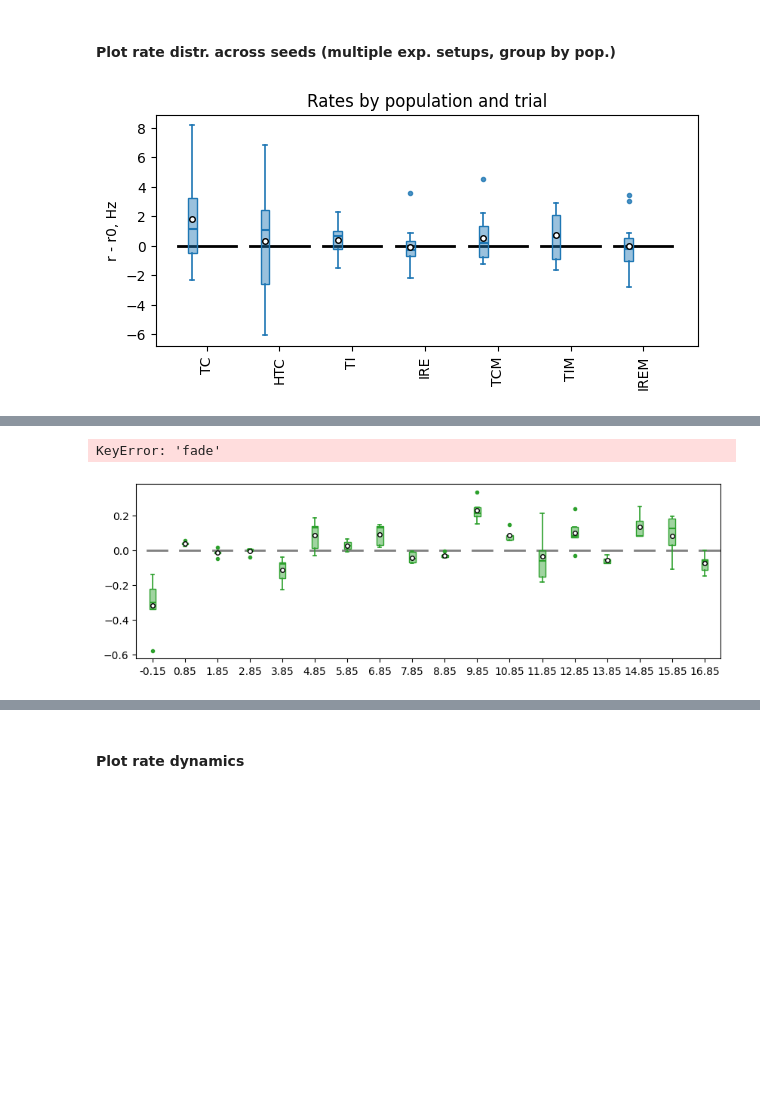
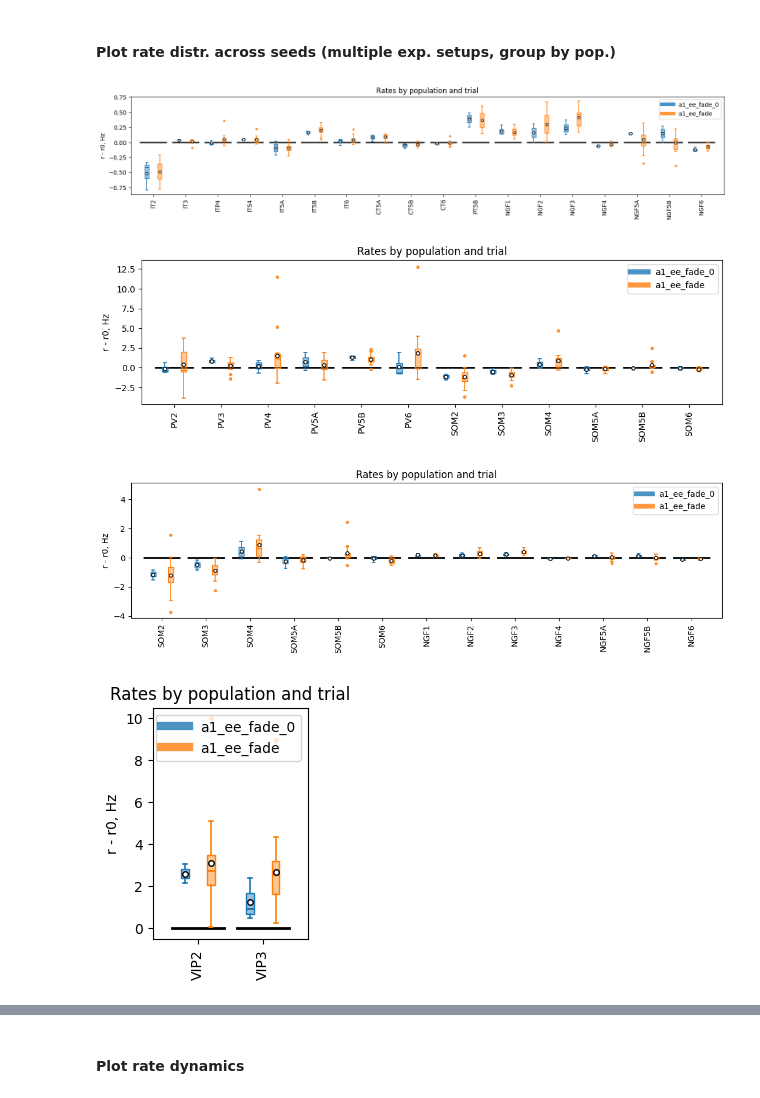
Before and after one commit to niknovikov19/A1-OUinp, a Jupyter notebook: exp_configs/batch_rxbkg_state1_mech1/net_newsec_ee_fade_var_seed/compare_rates.ipynb, the cells around one changed output, grey strips where cells are left out. Saved outputs shown, nothing was run; the diff lists cells and outputs as text; code cells hidden in the pictures; blank space fills up the shorter version.

```diff
--- a/exp_configs/batch_rxbkg_state1_mech1/net_newsec_ee_fade_var_seed/compare_rates.ipynb
+++ b/exp_configs/batch_rxbkg_state1_mech1/net_newsec_ee_fade_var_seed/compare_rates.ipynb
@@ -28,7 +28,7 @@ exp_names_sub = {
     #'full': 'exp_ctx_ee_1_nseed_15_t_7.0_10.0_wmult_0.25_ee_0.5',
     #'ee_surr': 'exp_ctx_ee_0_nseed_5_t_7.0_10.0_wmult_0.25_ee_0.5',
     #'ee_fade': 'exp_ctx_ee_fade_nseed_15_t_7.0_10.0_wmult_0.25_ee_0.5',
-    'thal_unconn': 'exp_thal_unconn_nseed_15_t_7.0_10.0_wmult_0.25_ee_0.5',
+    #'thal_unconn': 'exp_thal_unconn_nseed_15_t_7.0_10.0_wmult_0.25_ee_0.5',
     #'thal_ee_surr': 'exp_thal_ee_0_nseed_15_t_7.0_10.0_wmult_0.25_ee_0.5',
     #'re_tc_surr': 'exp_thal_ire_tc_0_nseed_15_t_7.0_10.0_wmult_0.25_ee_0.5',
     #'thal_any_tc_surr': 'exp_thal_pe_0_nseed_15_t_7.0_10.0_wmult_0.25_ee_0.5',
@@ -58,6 +58,15 @@ exp_names_sub = {
     #'a1_ee_fade': 'net_newsec_ctrl_var_seed/exp_a1_ee_fade_ictrl_0_nseed_15_t_10.0_15.0_wmult_0.25_ee_0.5',
     #'a1_full_thal_ictrl': 'net_newsec_ctrl_var_seed/exp_a1_full_nseed_15_t_10.0_15.0_ictrl_wmult_0.25_ee_0.5',
     #'a1_full': 'net_newsec_ctrl_var_seed/exp_a1_ee_full_ictrl_0_nseed_15_t_10.0_15.0_wmult_0.25_ee_0.5',
+    ###
+    #'a1_ee_fade_1': 'net_newsec_ctrl_var_seed/exp_a1_ee_fade_nseed_15_t_10.0_15.0_ictrl_wmult_0.25_ee_0.5',
+    'a1_ee_fade_0': 'net_newsec_var_seed/exp_a1_ee_fade_nseed_3_t_15.0_20.0_ictrl_wmult_0.25_ee_0.5',
+    'a1_ee_fade': 'net_newsec_var_seed/exp_a1_ee_fade_nseed_15_t_15.0_20.0_ictrl_wmult_0.25_ee_0.5',
+    #'a1_ee_0': 'net_newsec_var_seed/exp_a1_ee_0_nseed_3_t_15.0_20.0_ictrl_wmult_0.25_ee_0.5',
+    #'a1_ee_1': 'net_newsec_var_seed/exp_a1_ee_1_nseed_3_t_15.0_20.0_ictrl_wmult_0.25_ee_0.5',
+    #'a1_ee_1_irem_ire_0': 'net_newsec_ee_fade_var_seed/exp_a1_irem_ire_0_nseed_15_t_10.0_15.0_wmult_0.25_ee_0.5'
+    #'a1_ee_0_irem_ire_0': 'net_newsec_ee_fade_var_seed/exp_a1_ee_0_irem_ire_0_nseed_5_t_7.0_10.0_wmult_0.25_ee_0.5',
+    #'a1_ee_fade_irem_ire_0': 'exp_a1_ee_fade_irem_ire_0_nseed_15_t_10.0_15.0_wmult_0.25_ee_0.5'
 }
 
 # Load target firing rates
@@ -112,17 +121,13 @@ MATX_POPS = ['TCM', 'TIM', 'IREM']
 THAL_POPS = CORE_POPS + MATX_POPS
 
 groups_vis = [
-    #PYR_POPS,
-    #PV_POPS + VIP23_POPS,
-    #SOM_POPS + NGF_POPS
-
+    PYR_POPS + NGF_POPS,
+    PV_POPS + SOM_POPS,
+    SOM_POPS + NGF_POPS,
+    VIP23_POPS,
+    THAL_POPS
     #['IT2', 'IT3', 'ITP4', 'ITS4', 'IT6', 'CT5A', 'CT5B', 'CT6', 'PT5B'],
-    #PV_POPS + SOM_POPS,
-    #NGF_POPS,
-    #['IT5A', 'IT5B'],
-    #VIP23_POPS,
-
-    THAL_POPS
+    #['IT5A', 'IT5B']
 ]
 
 def plot_rates(
@@ -179,32 +184,35 @@ def plot_rates(
                           for pop, y in zip(pops_vis, data) if len(y) > 0]
         elif normalize:
             data_valid = [y / df.loc[pop, 'target_rate']
                           for pop, y in zip(pops_vis, data) if len(y) > 0]
         else:
             data_valid = [y for y in data if len(y) > 0]
 
         try:
             ax.boxplot(data_valid, positions=positions, widths=box_w,
                     **box_props(colors[exp_label]))
         except:
             pass
 
     # Simple legend
     if legend:
         handles = [plt.Line2D([0], [0], color=colors[k], lw=6, alpha=box_alpha, label=k) for k in exp_labels]
         ax.legend(handles=handles)
 
     ax.set_xticks(x_base)
     ax.set_xticklabels(pops_vis, rotation=90)
     if ylabel:
         if center: ax.set_ylabel('r - r0, Hz')
         elif normalize: ax.set_ylabel('r / r0')
         else: ax.set_ylabel('Rate, Hz')
     if title:
         ax.set_title('Rates by population and trial')
 
 for group in groups_vis:
     w = len(group)
-    plot_rates(group, center=True, figsize=(w, 3), legend=0)
+    plot_rates(group, center=True, figsize=(w, 3), legend=1)
 # %% [output]
-[figure, old version]
+[figure, new version]
+[figure, added]
+[figure, added]
+[figure, added]
@@ -222,14 +231,11 @@ par = {'figsize': (10, 3), 'target_alpha': 0.5,
        'title': 0, 'ylabel': 0}
 
 #plot_rates(PYR_POPS + NGF_POPS + VIP_POPS, exp_labels, **par)
-plot_rates(PYR_POPS + NGF_POPS, exp_labels, **par)
-plot_rates(PV_POPS + SOM_POPS + NGF_POPS, exp_labels, **par)
-plot_rates(PYR_POPS + NGF_POPS + VIP_POPS, exp_labels, **par)
+#plot_rates(PYR_POPS + NGF_POPS, exp_labels, **par)
+#plot_rates(PV_POPS + SOM_POPS + NGF_POPS, exp_labels, **par)
+#plot_rates(PYR_POPS + NGF_POPS + VIP_POPS, exp_labels, **par)
 #plot_rates(VIP_POPS, exp_labels, **par)
 #plot_rates(NGF_POPS, exp_labels, **par)
-# %% [output]
-KeyError: 'fade'
-[figure, removed]
 # %%
 #pops_vis = ['IT2', 'IT3', 'PV2', 'PV3', 'SOM2', 'SOM3']
 pops_vis = ['VIP2', 'VIP3', 'VIP4', 'VIP5A', 'VIP5B', 'VIP6']
```
Also changed, not shown: parts of 12 cells of this notebook, 3 other files.
